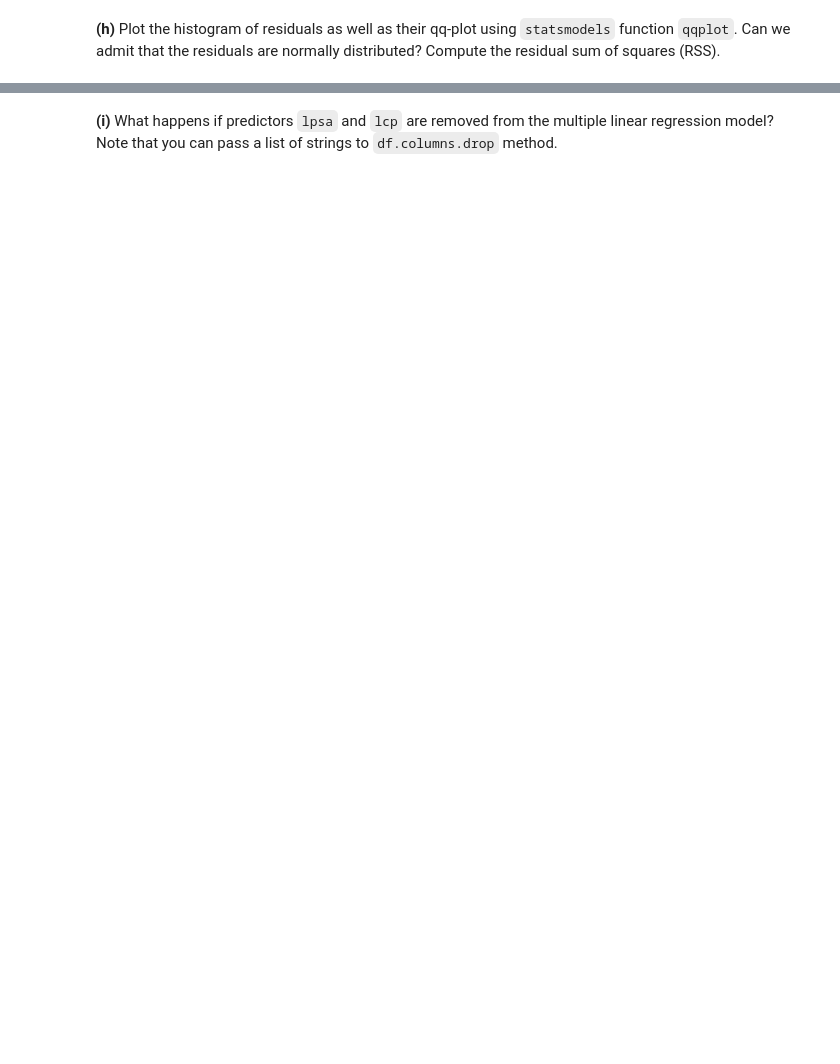
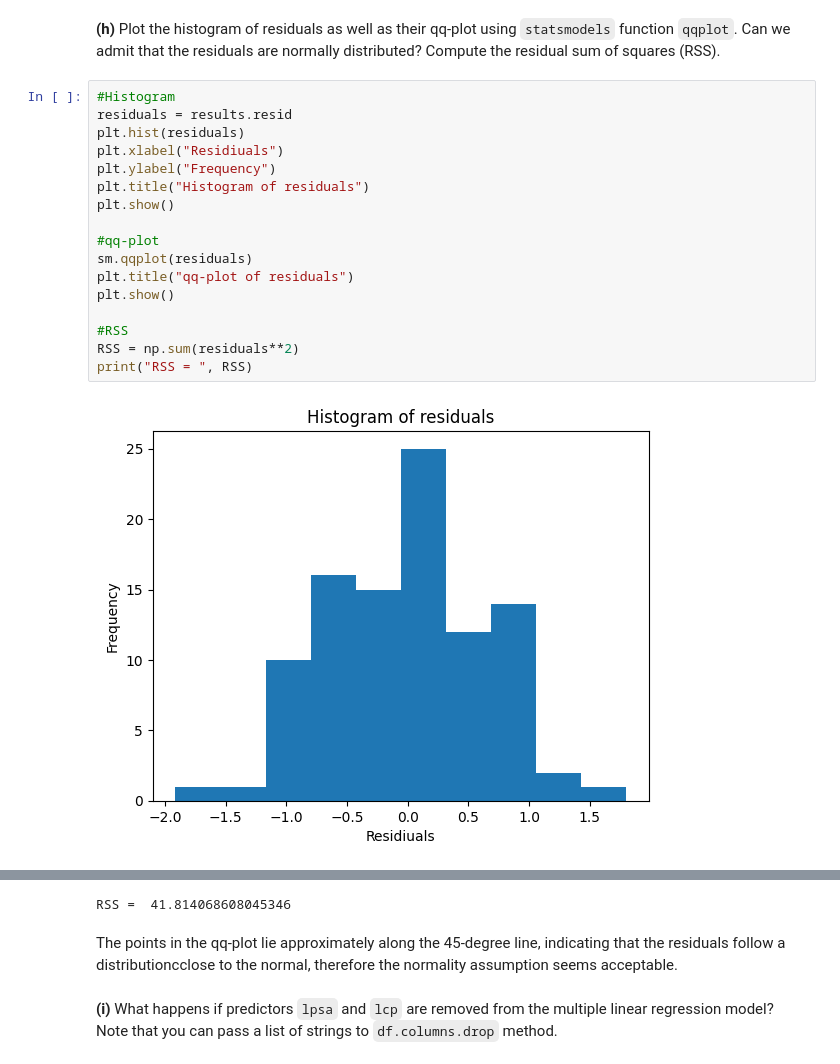
Before and after one commit to AlexGouret/ISLA, a Jupyter notebook: TP1.ipynb, the cells around one changed output, grey strips where cells are left out. Saved outputs shown, nothing was run; the diff lists cells and outputs as text; blank space fills up the shorter version.

```diff
--- a/TP1.ipynb
+++ b/TP1.ipynb
@@ -354,2 +438,21 @@ The p-value if very small (a lot smaller than 0.05), so we confirm that lpsa is
 # %% [markdown]
 **(h)** Plot the histogram of residuals as well as their qq-plot using `statsmodels` function `qqplot`. Can we admit that the residuals are normally distributed? Compute the residual sum of squares (RSS).
+# %%
+#Histogram
+residuals = results.resid
+plt.hist(residuals)
+plt.xlabel("Residiuals")
+plt.ylabel("Frequency")
+plt.title("Histogram of residuals")
+plt.show()
+
+#qq-plot
+sm.qqplot(residuals)
+plt.title("qq-plot of residuals")
+plt.show()
+
+#RSS
+RSS = np.sum(residuals**2)
+print("RSS = ", RSS)
+# %% [output]
+[figure, added]
@@ -356,2 +460,5 @@ The p-value if very small (a lot smaller than 0.05), so we confirm that lpsa is
+RSS =  41.814068608045346
+# %% [markdown]
+The points in the qq-plot lie approximately along the 45-degree line, indicating that the residuals follow a distributioncclose to the  normal, therefore the normality assumption seems acceptable.
 # %% [markdown]
 **(i)** What happens if predictors `lpsa` and `lcp` are removed from the multiple linear regression model? Note that you can pass a list of strings to `df.columns.drop` method.
```
Also changed, not shown: parts of 18 cells of this notebook.
